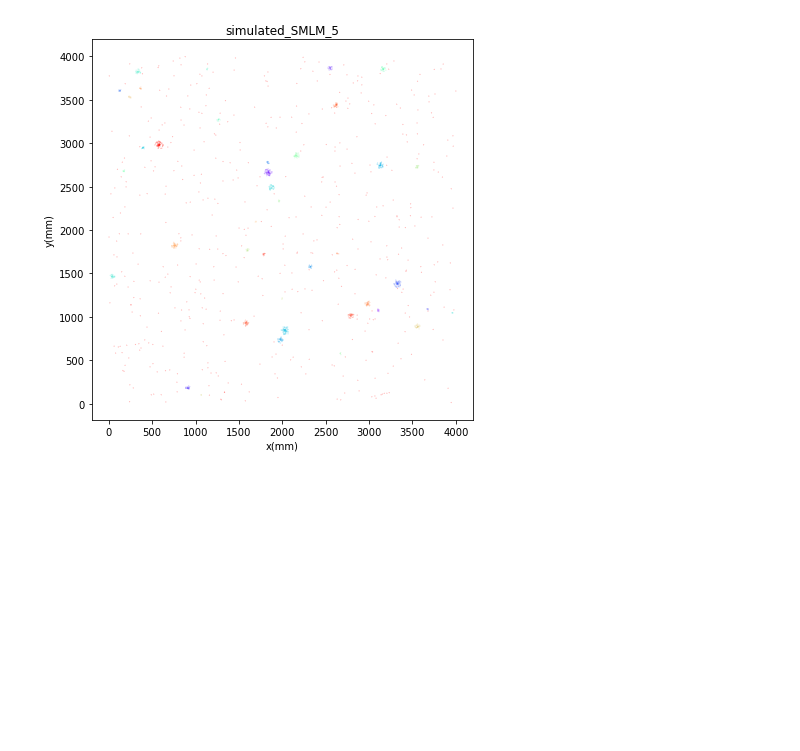
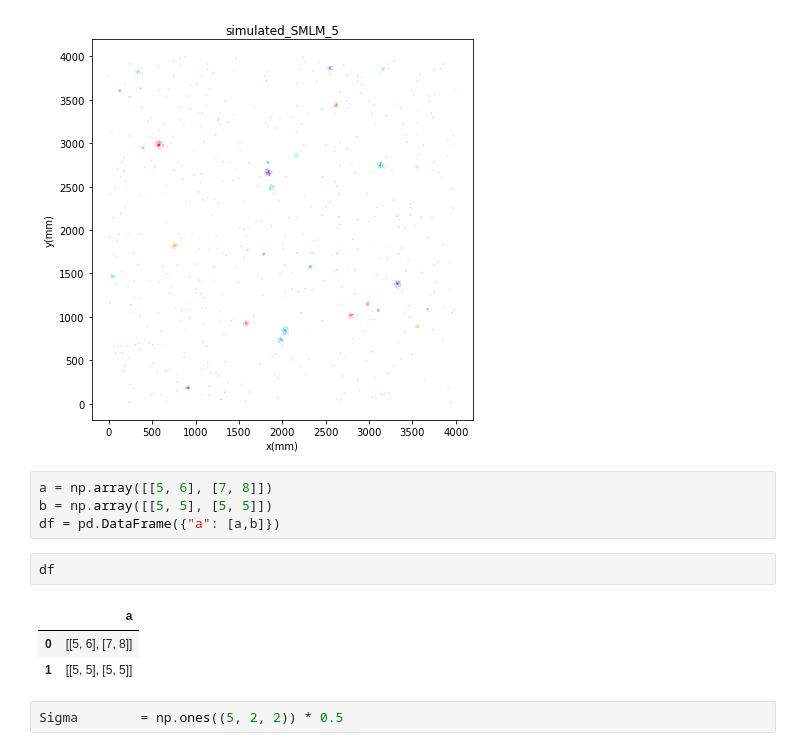
Before and after one commit to ElianaRenzo/pdm, a Jupyter notebook: My_codes/Generating_csv_data.ipynb, the cells around one changed output. Saved outputs shown, nothing was run; the diff lists cells and outputs as text; blank space fills up the shorter version.

```diff
--- a/My_codes/Generating_csv_data.ipynb
+++ b/My_codes/Generating_csv_data.ipynb
@@ -512,3 +556,15 @@ path = '/Users/Eliana/Documents/PDM/Codes/My_codes/Data/figures/'
 datagen2.save_fig_pdf(path, name, dot_size = 0.01)
 # %% [output]
 [figure]
+# %%
+a = np.array([[5, 6], [7, 8]])
+b = np.array([[5, 5], [5, 5]])
+df = pd.DataFrame({"a": [a,b]})
+# %%
+df
+# %% [output]
+|  | a |
+| 0 | [[5, 6], [7, 8]] |
+| 1 | [[5, 5], [5, 5]] |
+# %%
+Sigma        = np.ones((5, 2, 2)) * 0.5
```
Also changed, not shown: parts of 7 cells of this notebook, 4 other files.
